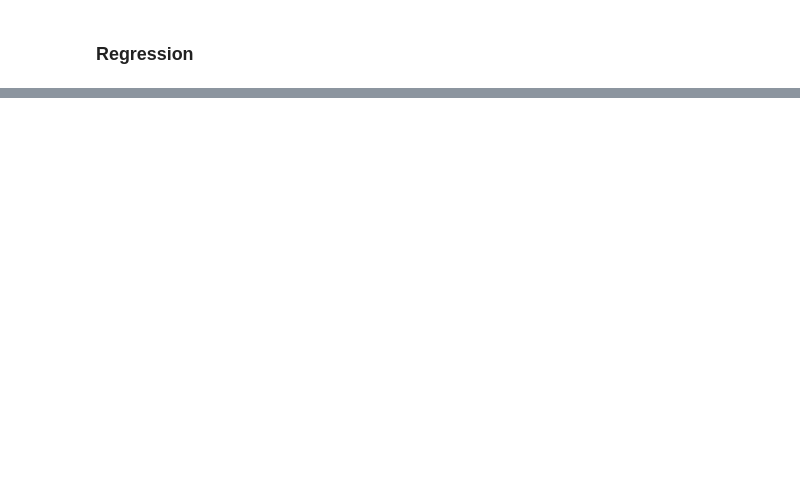
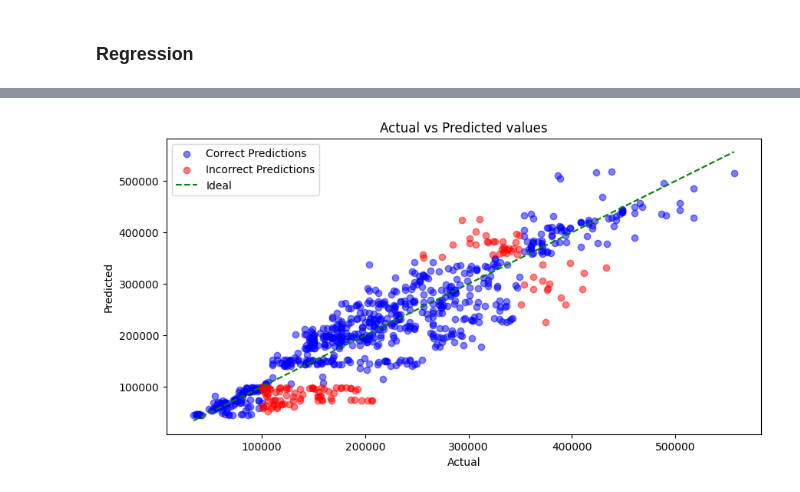
Before and after one commit to gamemeine/ssne, a Jupyter notebook: ex3/main.ipynb, the cells around one changed output, grey strips where cells are left out. Saved outputs shown, nothing was run; the diff lists cells and outputs as text; code cells hidden in the pictures; blank space fills up the shorter version.

```diff
--- a/ex3/main.ipynb
+++ b/ex3/main.ipynb
@@ -610,0 +186,6 @@ for idx, (true_price, pred_price) in enumerate(zip(y_test, y_pred)):
+# %%
+from plots import plot_regression
+
+plot_regression(y_val, y_pred)
+# %% [output]
+[figure, added]
```
Also changed, not shown: parts of 88 cells of this notebook, 4 other files.
